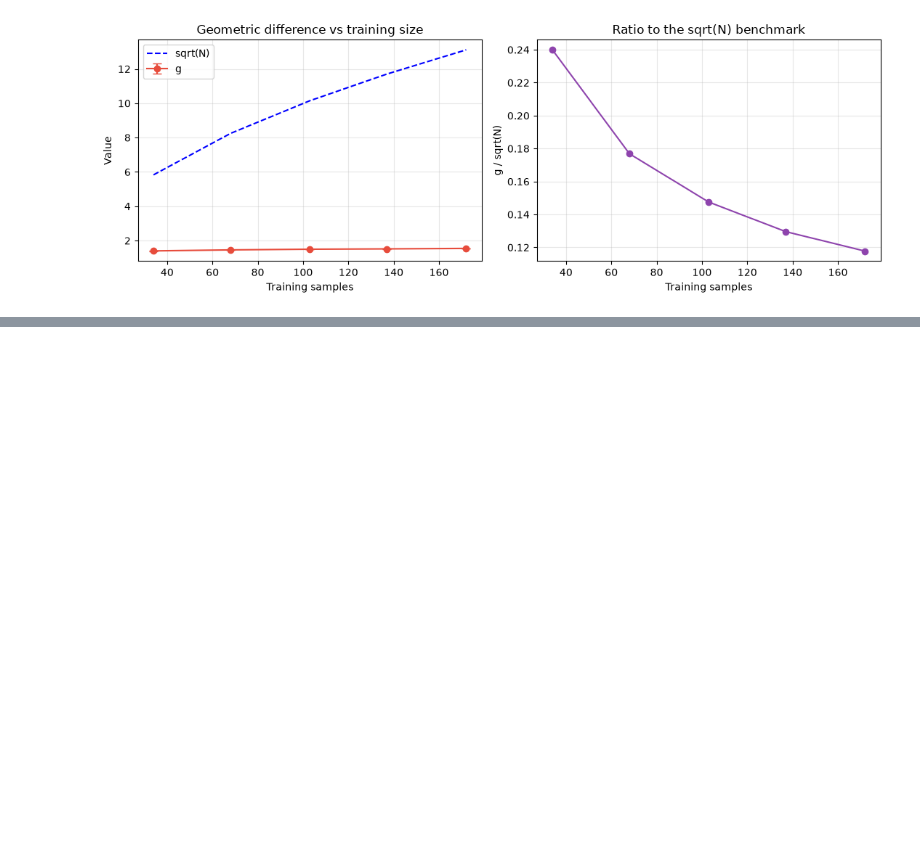
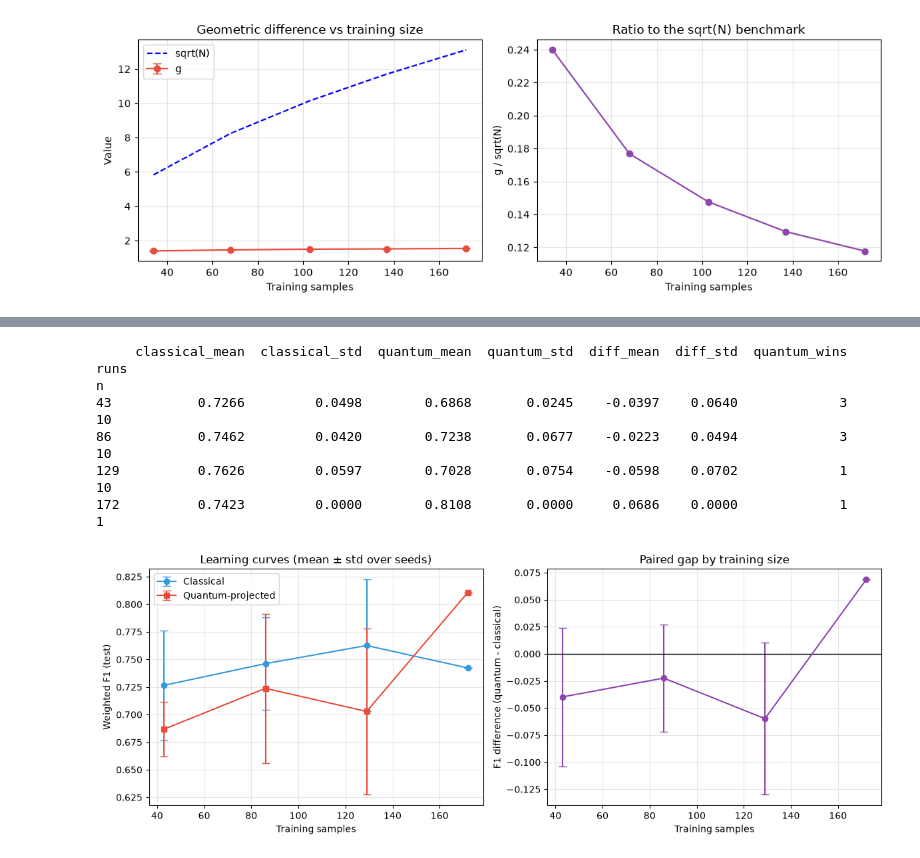
Before and after one commit to BharathiGaneshkumar/quantum-pqk-car-t-hackathon, a Jupyter notebook: notebooks/quantum_pqk_hackathon.ipynb, the cells around one changed output, grey strips where cells are left out. Drawn from its saved outputs; the diff is of its cells as text; code cells hidden in the pictures; blank space fills up the shorter version.

```diff
--- a/notebooks/quantum_pqk_hackathon.ipynb
+++ b/notebooks/quantum_pqk_hackathon.ipynb
@@ -1015,0 +1074,46 @@ plt.show()
+# %%
+# OUR ADDITION: Track 2A summary table and figure
+summary = curve.groupby("n").agg(
+    classical_mean=("f1_classical", "mean"),
+    classical_std=("f1_classical", "std"),
+    quantum_mean=("f1_quantum", "mean"),
+    quantum_std=("f1_quantum", "std"),
+    diff_mean=("diff", "mean"),
+    diff_std=("diff", "std"),
+    quantum_wins=("quantum_better", "sum"),
+    runs=("diff", "count"),
+).fillna(0)
+print(summary.round(4).to_string())
+
+sizes = summary.index.values
+fig, axes = plt.subplots(1, 2, figsize=(12, 4.5))
+
+axes[0].errorbar(sizes, summary["classical_mean"], yerr=summary["classical_std"],
+                 marker="o", capsize=4, color="#3498db", label="Classical")
+axes[0].errorbar(sizes, summary["quantum_mean"], yerr=summary["quantum_std"],
+                 marker="s", capsize=4, color="#e74c3c", label="Quantum-projected")
+axes[0].set_xlabel("Training samples")
+axes[0].set_ylabel("Weighted F1 (test)")
+axes[0].set_title("Learning curves (mean ± std over seeds)")
+axes[0].legend()
+axes[0].grid(alpha=0.3)
+
+axes[1].errorbar(sizes, summary["diff_mean"], yerr=summary["diff_std"],
+                 marker="o", capsize=4, color="#8e44ad")
+axes[1].axhline(0, color="black", lw=1)
+axes[1].set_xlabel("Training samples")
+axes[1].set_ylabel("F1 difference (quantum - classical)")
+axes[1].set_title("Paired gap by training size")
+axes[1].grid(alpha=0.3)
+
+plt.tight_layout()
+fig.savefig(RESULTS_DIR / "track2a_learning_curves.png", dpi=150, bbox_inches="tight")
+plt.show()
+# %% [output]
+     classical_mean  classical_std  quantum_mean  quantum_std  diff_mean  diff_std  quantum_wins  runs
+n
+43           0.7266         0.0498        0.6868       0.0245    -0.0397    0.0640             3    10
+86           0.7462         0.0420        0.7238       0.0677    -0.0223    0.0494             3    10
+129          0.7626         0.0597        0.7028       0.0754    -0.0598    0.0702             1    10
+172          0.7423         0.0000        0.8108       0.0000     0.0686    0.0000             1     1
+[figure, added]
```
Also changed, not shown: parts of 2 cells of this notebook, 2 other files.
